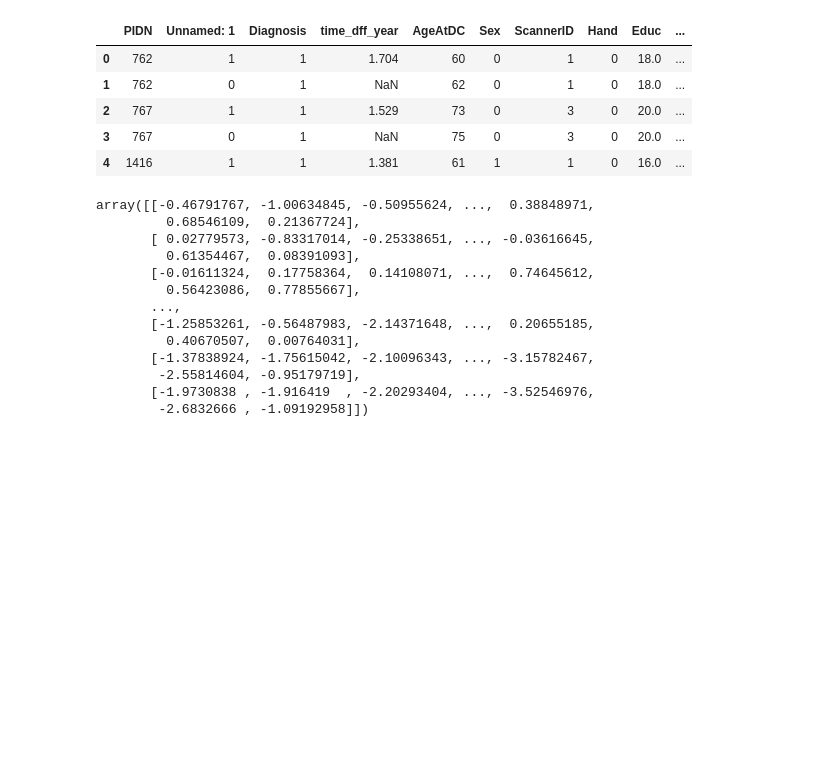
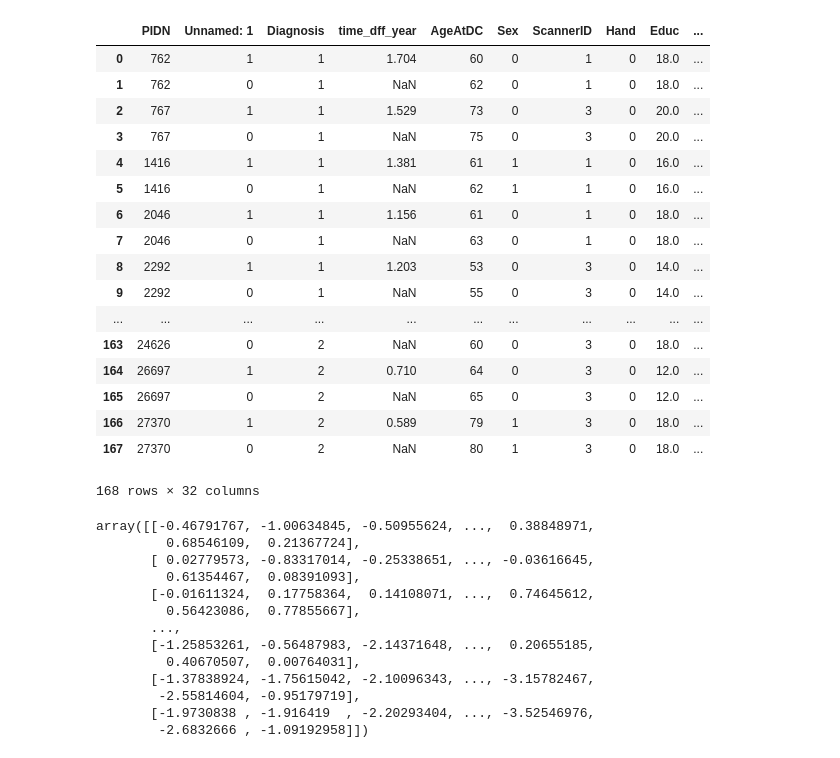
Before and after one commit to RoyMassett/Roy_Ava_Clustering_2019, a Jupyter notebook: notebooks/Thickness_Interaction_Clustering.ipynb, the cells around one changed output. Saved outputs shown, nothing was run; the diff lists cells and outputs as text; code cells hidden in the pictures; blank space fills up the shorter version.

```diff
--- a/notebooks/Thickness_Interaction_Clustering.ipynb
+++ b/notebooks/Thickness_Interaction_Clustering.ipynb
@@ -46,14 +46,26 @@ def pca_2D_clustered(data):
 # %%
 url = 'https://raw.githubusercontent.com/RoyMassett/Roy_Ava_Clustering_2019/master/thick_long_lvPPA_Interaction.csv'
 interaction = pd.read_csv(url)
-interaction.head()
+interaction
 # %% [output]
 |  | PIDN | Unnamed: 1 | Diagnosis | time_dff_year | AgeAtDC | Sex | ScannerID | Hand | Educ | ... |
 | 0 | 762 | 1 | 1 | 1.704 | 60 | 0 | 1 | 0 | 18.0 | ... |
 | 1 | 762 | 0 | 1 | NaN | 62 | 0 | 1 | 0 | 18.0 | ... |
 | 2 | 767 | 1 | 1 | 1.529 | 73 | 0 | 3 | 0 | 20.0 | ... |
 | 3 | 767 | 0 | 1 | NaN | 75 | 0 | 3 | 0 | 20.0 | ... |
 | 4 | 1416 | 1 | 1 | 1.381 | 61 | 1 | 1 | 0 | 16.0 | ... |
+| 5 | 1416 | 0 | 1 | NaN | 62 | 1 | 1 | 0 | 16.0 | ... |
+| 6 | 2046 | 1 | 1 | 1.156 | 61 | 0 | 1 | 0 | 18.0 | ... |
+| 7 | 2046 | 0 | 1 | NaN | 63 | 0 | 1 | 0 | 18.0 | ... |
+| 8 | 2292 | 1 | 1 | 1.203 | 53 | 0 | 3 | 0 | 14.0 | ... |
+| 9 | 2292 | 0 | 1 | NaN | 55 | 0 | 3 | 0 | 14.0 | ... |
+| ... | ... | ... | ... | ... | ... | ... | ... | ... | ... | ... |
+| 163 | 24626 | 0 | 2 | NaN | 60 | 0 | 3 | 0 | 18.0 | ... |
+| 164 | 26697 | 1 | 2 | 0.710 | 64 | 0 | 3 | 0 | 12.0 | ... |
+| 165 | 26697 | 0 | 2 | NaN | 65 | 0 | 3 | 0 | 12.0 | ... |
+| 166 | 27370 | 1 | 2 | 0.589 | 79 | 1 | 3 | 0 | 18.0 | ... |
+| 167 | 27370 | 0 | 2 | NaN | 80 | 1 | 3 | 0 | 18.0 | ... |
+168 rows × 32 columns
 # %%
 #features being analyzed
 features = ['rh InfPar', 'rh MTG', 'lh middleFrontal', 'lh supFrontal', 'lh supPar', 'lh histCing', 'lh parsOper', 'lh InfPar', 'lh InfPar.1', 'lh supTemp',
```
Also changed, not shown: parts of 5 cells of this notebook.
